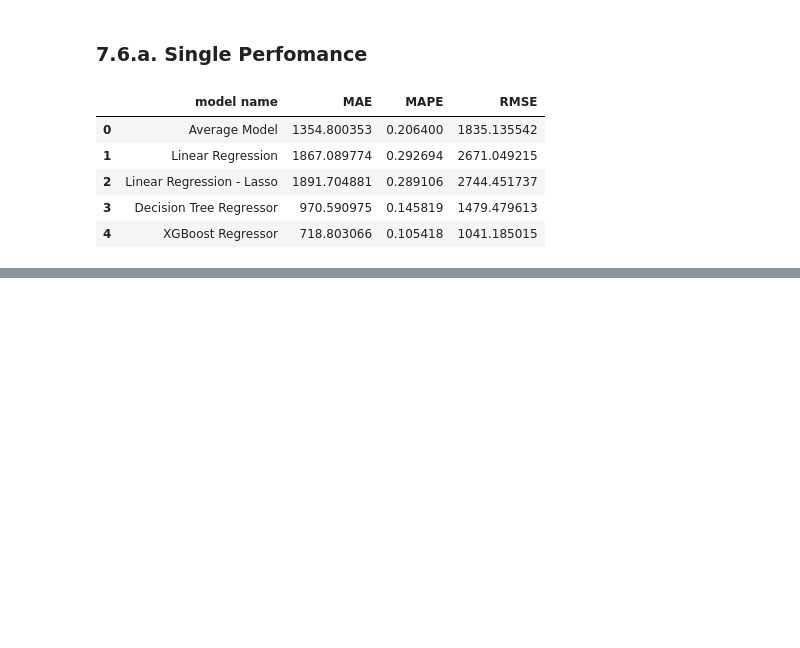
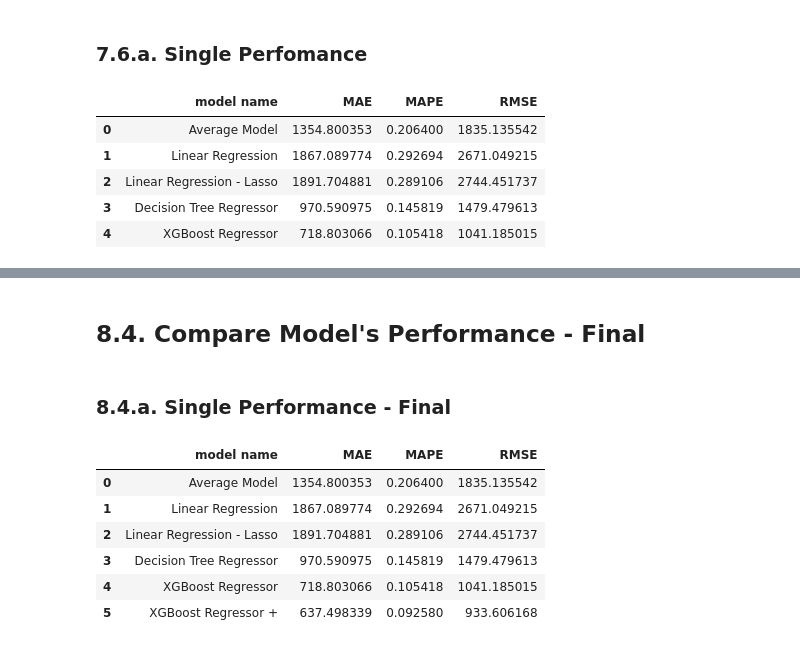
Before and after one commit to vfamim/Rossman-Sales, a Jupyter notebook: notebook/c01_01_Rossman.ipynb, the cells around one changed output, grey strips where cells are left out. Saved outputs shown, nothing was run; the diff lists cells and outputs as text; code cells hidden in the pictures; blank space fills up the shorter version.

```diff
--- a/notebook/c01_01_Rossman.ipynb
+++ b/notebook/c01_01_Rossman.ipynb
@@ -1339,0 +1429,16 @@ modelling_result_cv.reset_index(drop=True)
+# %% [markdown]
+## 8.4. Compare Model's Performance - Final
+# %% [markdown]
+### 8.4.a. Single Performance - Final
+# %%
+ml_error_results_final = pd.concat(
+    [ml_error_results, xgb_results_final])
+ml_error_results_final.reset_index(drop=True)
+# %% [output]
+|  | model name | MAE | MAPE | RMSE |
+| 0 | Average Model | 1354.800353 | 0.206400 | 1835.135542 |
+| 1 | Linear Regression | 1867.089774 | 0.292694 | 2671.049215 |
+| 2 | Linear Regression - Lasso | 1891.704881 | 0.289106 | 2744.451737 |
+| 3 | Decision Tree Regressor | 970.590975 | 0.145819 | 1479.479613 |
+| 4 | XGBoost Regressor | 718.803066 | 0.105418 | 1041.185015 |
+| 5 | XGBoost Regressor + | 637.498339 | 0.092580 | 933.606168 |
```
Also changed, not shown: parts of 19 cells of this notebook, 3 other files.
